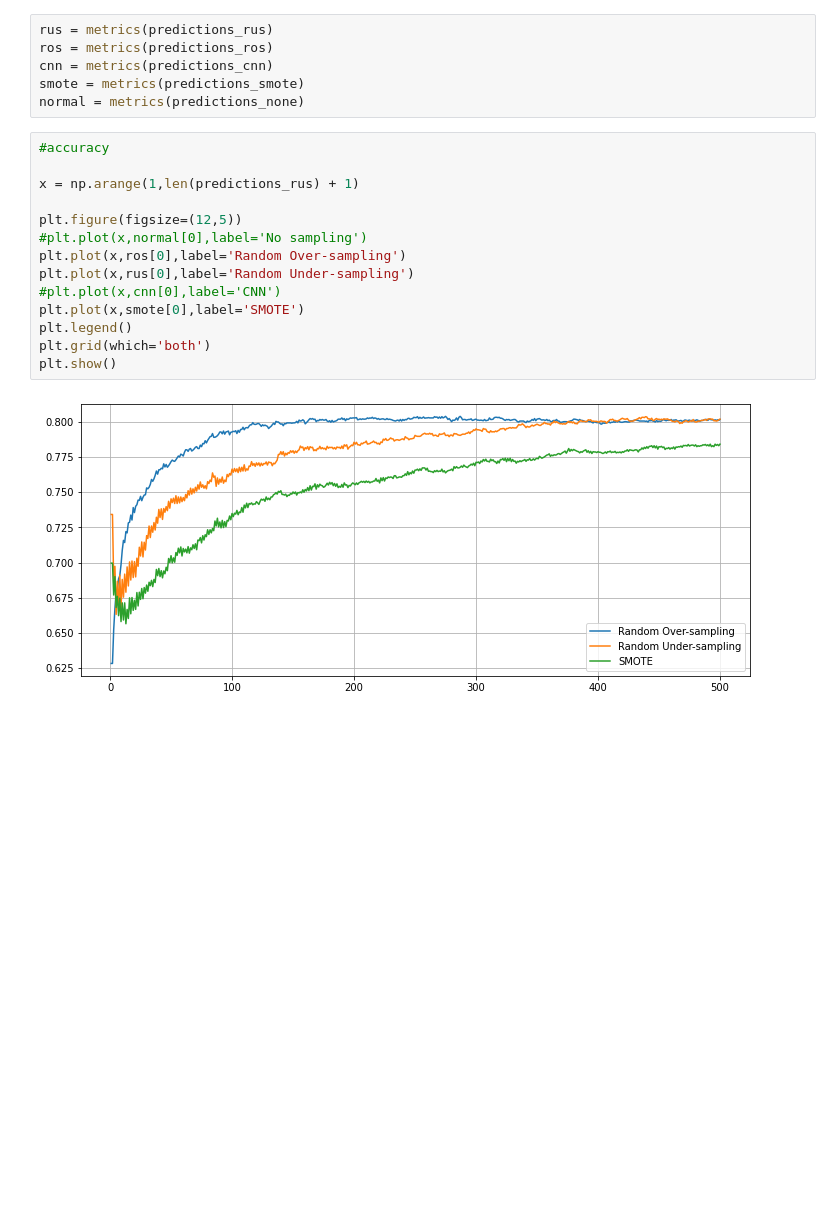
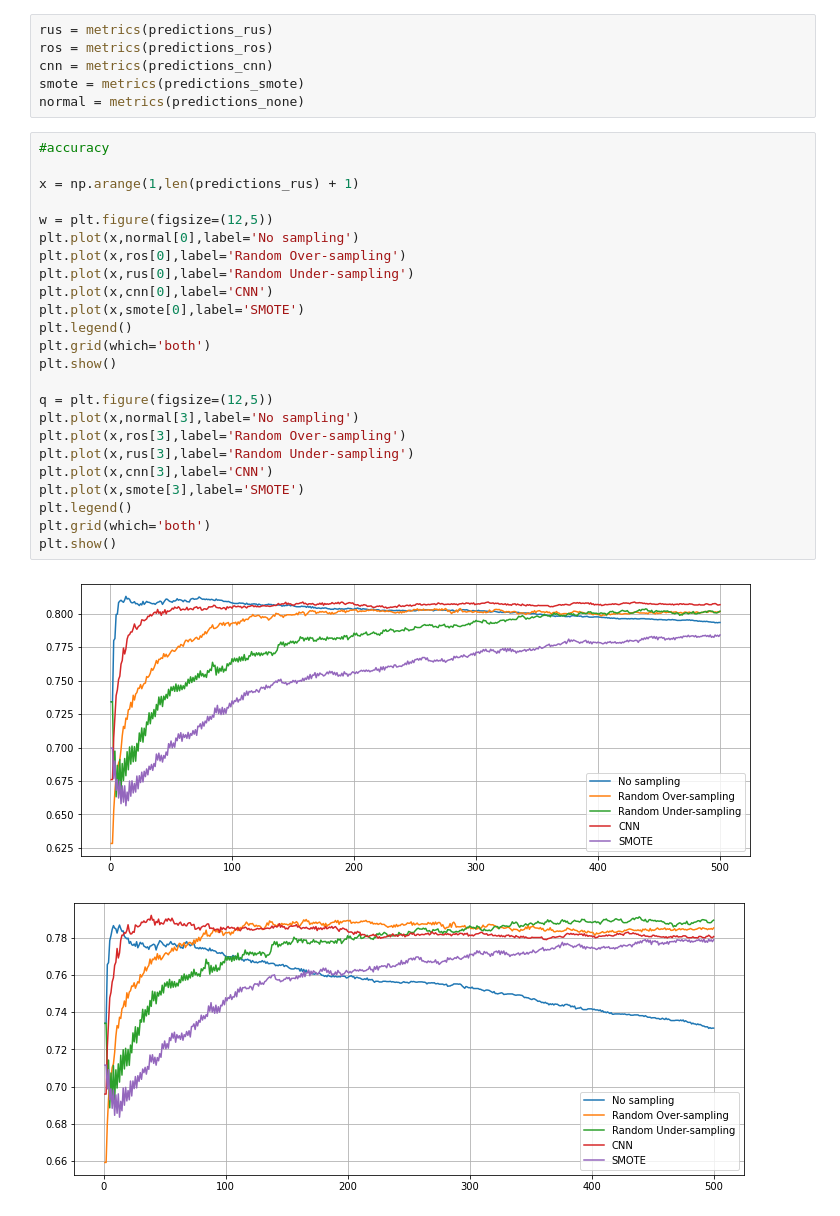
Before and after one commit to EMAT31530/ai-group-project-group-28, a Jupyter notebook: FinalKNN/ActualActualKNN.ipynb, the cells around one changed output. Drawn from its saved outputs; the diff is of its cells as text; blank space fills up the shorter version.

```diff
--- a/FinalKNN/ActualActualKNN.ipynb
+++ b/FinalKNN/ActualActualKNN.ipynb
@@ -146,16 +146,27 @@ normal = metrics(predictions_none)
 # %%
 #accuracy
 
 x = np.arange(1,len(predictions_rus) + 1)
 
-plt.figure(figsize=(12,5))
-#plt.plot(x,normal[0],label='No sampling')
+w = plt.figure(figsize=(12,5))
+plt.plot(x,normal[0],label='No sampling')
 plt.plot(x,ros[0],label='Random Over-sampling')
 plt.plot(x,rus[0],label='Random Under-sampling')
-#plt.plot(x,cnn[0],label='CNN')
+plt.plot(x,cnn[0],label='CNN')
 plt.plot(x,smote[0],label='SMOTE')
 plt.legend()
 plt.grid(which='both')
 plt.show()
+
+q = plt.figure(figsize=(12,5))
+plt.plot(x,normal[3],label='No sampling')
+plt.plot(x,ros[3],label='Random Over-sampling')
+plt.plot(x,rus[3],label='Random Under-sampling')
+plt.plot(x,cnn[3],label='CNN')
+plt.plot(x,smote[3],label='SMOTE')
+plt.legend()
+plt.grid(which='both')
+plt.show()
 # %% [output]
-[figure, old version]
+[figure, new version]
+[figure, added]
```
Also changed, not shown: parts of 11 cells of this notebook, 10 other files.
